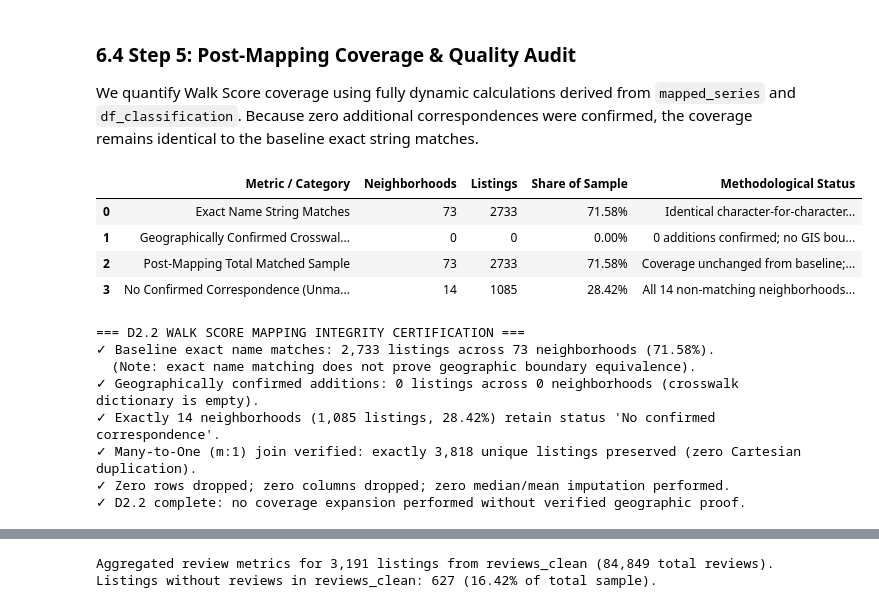
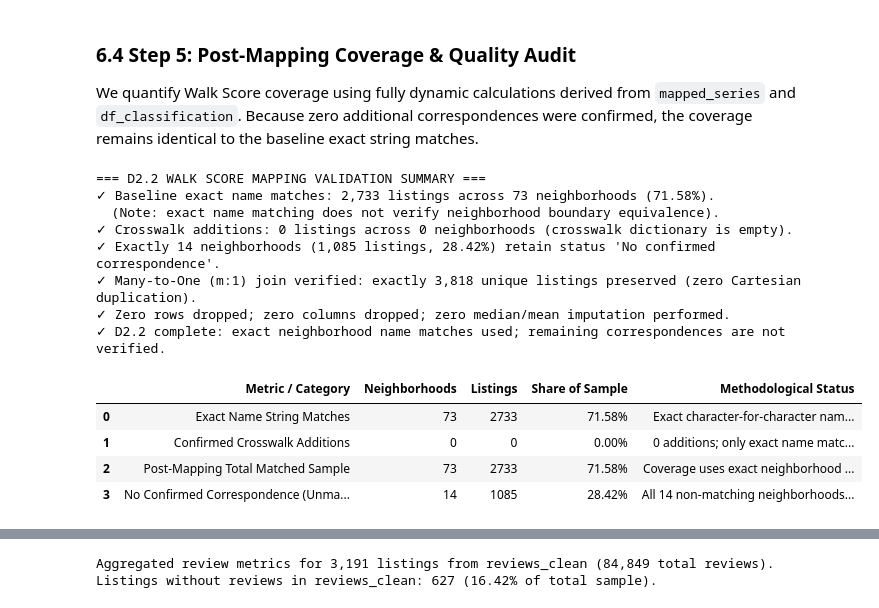
Before and after one commit to Rett-Kinsey/seattle-airbnb-ml, a Jupyter notebook: notebooks/02_data_cleaning_integration.ipynb, the cells around one changed output, grey strips where cells are left out. Drawn from its saved outputs; the diff is of its cells as text; code cells hidden in the pictures.

```diff
--- a/notebooks/02_data_cleaning_integration.ipynb
+++ b/notebooks/02_data_cleaning_integration.ipynb
@@ -648,60 +645,60 @@ coverage_records = [
         'Neighborhoods': n_exact_hoods,
         'Listings': n_exact_listings,
         'Share of Sample': f"{n_exact_listings / total_listings:.2%}",
-        'Methodological Status': 'Identical character-for-character name string. Note: geographic boundary polygon equivalence is unverified.'
+        'Methodological Status': 'Exact character-for-character name match used; neighborhood boundary equivalence is not verified.'
     },
     {
-        'Metric / Category': 'Geographically Confirmed Crosswalk Additions',
+        'Metric / Category': 'Confirmed Crosswalk Additions',
         'Neighborhoods': len(confirmed_crosswalk),
         'Listings': 0,
         'Share of Sample': '0.00%',
-        'Methodological Status': '0 additions confirmed; no GIS boundary comparison performed in project.'
+        'Methodological Status': '0 additions; only exact name matches are used and remaining correspondences are not verified.'
     },
     {
         'Metric / Category': 'Post-Mapping Total Matched Sample',
         'Neighborhoods': n_exact_hoods + len(confirmed_crosswalk),
         'Listings': n_exact_listings,
         'Share of Sample': f"{n_exact_listings / total_listings:.2%}",
-        'Methodological Status': 'Coverage unchanged from baseline; zero expansion without geographic proof.'
+        'Methodological Status': 'Coverage uses exact neighborhood name matches only (2,733 listings across 73 neighborhoods).'
     },
     {
         'Metric / Category': 'No Confirmed Correspondence (Unmapped)',
         'Neighborhoods': n_unmapped_hoods,
         'Listings': n_unmapped_listings,
         'Share of Sample': f"{n_unmapped_listings / total_listings:.2%}",
         'Methodological Status': 'All 14 non-matching neighborhoods preserved strictly as missing values (NaN); zero synthetic imputation.'
     }
 ]
 
 df_coverage = pd.DataFrame(coverage_records)
 display(df_coverage)
 
 # Assertions for D2.2 boundaries
 assert len(listings_clean) == 3818, 'Listings row count altered in D2.2!'
 assert len(walkscore_clean) == 80, 'Walk Score row count altered in D2.2!'
 
-print('=== D2.2 WALK SCORE MAPPING INTEGRITY CERTIFICATION ===')
+print('=== D2.2 WALK SCORE MAPPING VALIDATION SUMMARY ===')
 print(f'✓ Baseline exact name matches: {n_exact_listings:,} listings across {n_exact_hoods} neighborhoods ({n_exact_listings/total_listings:.2%}).')
-print('  (Note: exact name matching does not prove geographic boundary equivalence).')
-print('✓ Geographically confirmed additions: 0 listings across 0 neighborhoods (crosswalk dictionary is empty).')
-print(f'✓ Exactly {n_unmapped_hoods} neighborhoods ({n_unmapped_listings:,} listings, {n_unmapped_listings/total_listings:.2%}) retain status \'No confirmed correspondence\'.')
+print('  (Note: exact name matching does not verify neighborhood boundary equivalence).')
+print('✓ Crosswalk additions: 0 listings across 0 neighborhoods (crosswalk dictionary is empty).')
+print(f"✓ Exactly {n_unmapped_hoods} neighborhoods ({n_unmapped_listings:,} listings, {n_unmapped_listings/total_listings:.2%}) retain status 'No confirmed correspondence'.")
 print('✓ Many-to-One (m:1) join verified: exactly 3,818 unique listings preserved (zero Cartesian duplication).')
 print('✓ Zero rows dropped; zero columns dropped; zero median/mean imputation performed.')
-print('✓ D2.2 complete: no coverage expansion performed without verified geographic proof.')
+print('✓ D2.2 complete: exact neighborhood name matches used; remaining correspondences are not verified.')
 # %% [output]
+=== D2.2 WALK SCORE MAPPING VALIDATION SUMMARY ===
+✓ Baseline exact name matches: 2,733 listings across 73 neighborhoods (71.58%).
+  (Note: exact name matching does not verify neighborhood boundary equivalence).
+✓ Crosswalk additions: 0 listings across 0 neighborhoods (crosswalk dictionary is empty).
+✓ Exactly 14 neighborhoods (1,085 listings, 28.42%) retain status 'No confirmed correspondence'.
+✓ Many-to-One (m:1) join verified: exactly 3,818 unique listings preserved (zero Cartesian duplication).
+✓ Zero rows dropped; zero columns dropped; zero median/mean imputation performed.
+✓ D2.2 complete: exact neighborhood name matches used; remaining correspondences are not verified.
 |  | Metric / Category | Neighborhoods | Listings | Share of Sample | Methodological Status |
-| 0 | Exact Name String Matches | 73 | 2733 | 71.58% | Identical character-for-character... |
-| 1 | Geographically Confirmed Crosswal... | 0 | 0 | 0.00% | 0 additions confirmed; no GIS bou... |
-| 2 | Post-Mapping Total Matched Sample | 73 | 2733 | 71.58% | Coverage unchanged from baseline;... |
+| 0 | Exact Name String Matches | 73 | 2733 | 71.58% | Exact character-for-character nam... |
+| 1 | Confirmed Crosswalk Additions | 0 | 0 | 0.00% | 0 additions; only exact name matc... |
+| 2 | Post-Mapping Total Matched Sample | 73 | 2733 | 71.58% | Coverage uses exact neighborhood ... |
 | 3 | No Confirmed Correspondence (Unma... | 14 | 1085 | 28.42% | All 14 non-matching neighborhoods... |
-=== D2.2 WALK SCORE MAPPING INTEGRITY CERTIFICATION ===
-✓ Baseline exact name matches: 2,733 listings across 73 neighborhoods (71.58%).
-  (Note: exact name matching does not prove geographic boundary equivalence).
-✓ Geographically confirmed additions: 0 listings across 0 neighborhoods (crosswalk dictionary is empty).
-✓ Exactly 14 neighborhoods (1,085 listings, 28.42%) retain status 'No confirmed correspondence'.
-✓ Many-to-One (m:1) join verified: exactly 3,818 unique listings preserved (zero Cartesian duplication).
-✓ Zero rows dropped; zero columns dropped; zero median/mean imputation performed.
-✓ D2.2 complete: no coverage expansion performed without verified geographic proof.
 # %% [markdown]
 ## 7. Integrated Dataset Assembly (D2.3)
 
```
Also changed, not shown: parts of 20 cells of this notebook, 13 other files.
